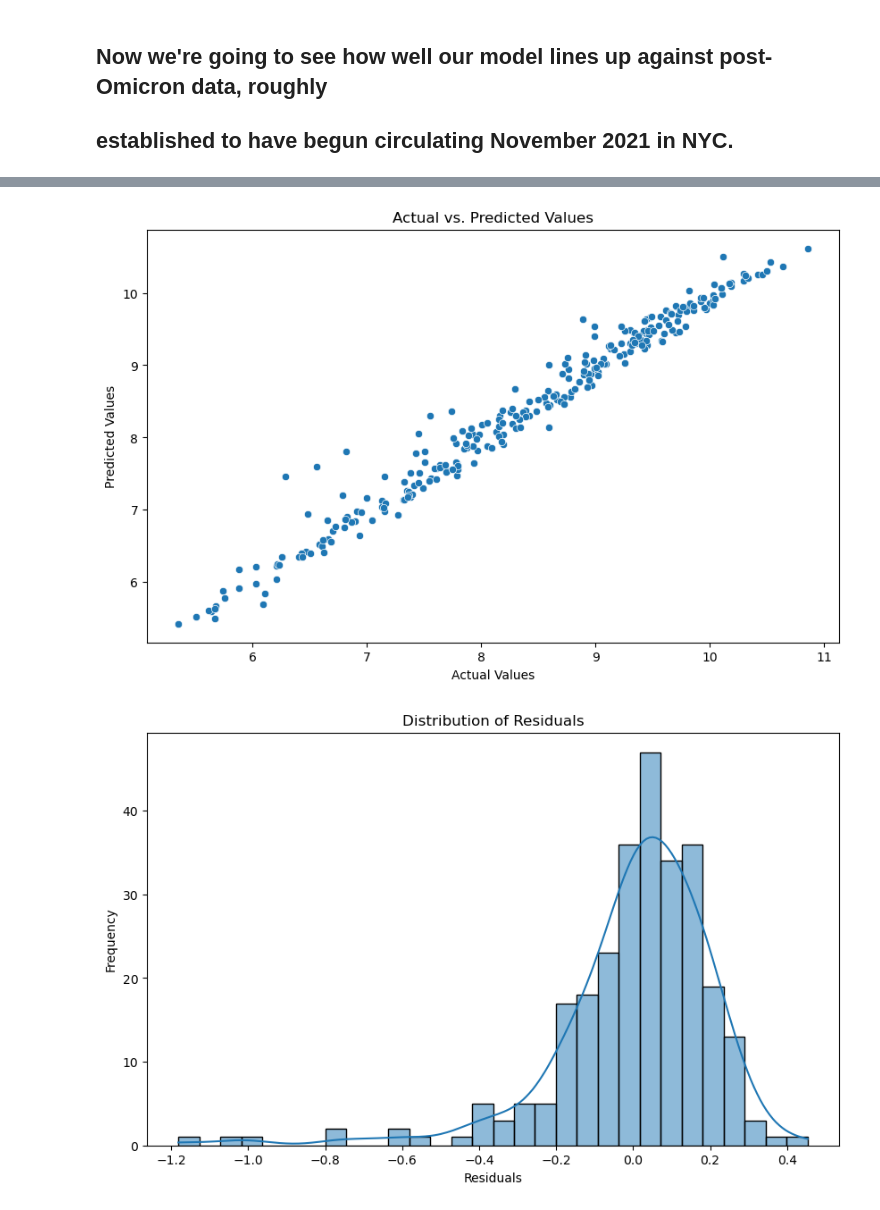
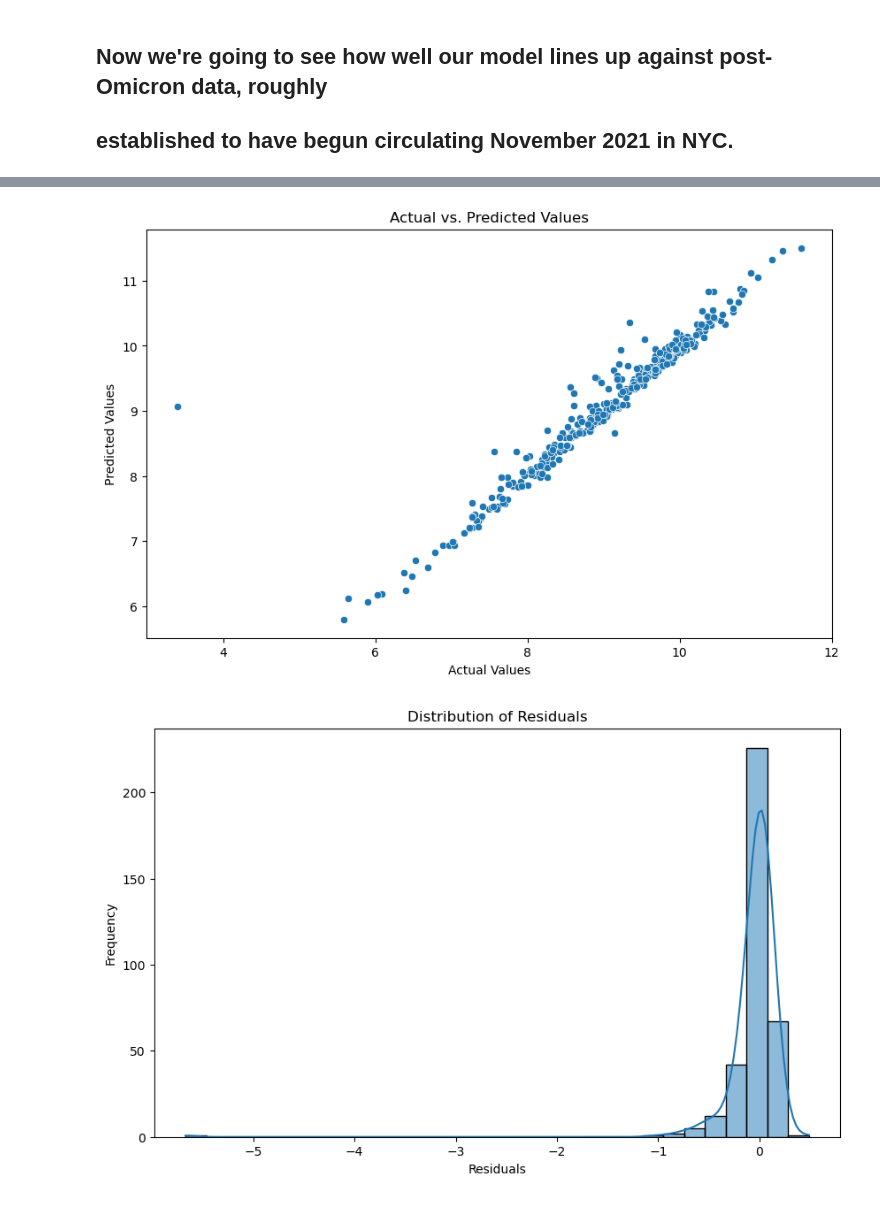
Before and after one commit to Lou-Hines/Covid_Wastewater_and_Schools, a Jupyter notebook: Wastewater_and_Schools.ipynb, the cells around one changed output, grey strips where cells are left out. Drawn from its saved outputs; the diff is of its cells as text; code cells hidden in the pictures.

```diff
--- a/Wastewater_and_Schools.ipynb
+++ b/Wastewater_and_Schools.ipynb
@@ -1927,5 +1973,5 @@ post_omi_df['Total WRRF School-Aged Pop'] = post_omi_df['WRRF Name'].map(merged_
 # Save as csv
 # post_omi_df.to_csv('data/merged_df_post_omi.csv', index=False)
 # %%
-merged_df_post_omi = pd.read_csv('data/merged_df_post_omi.csv')
+merged_df_post_omi = pd.read_csv('data/post_omi.csv')
 # %%
@@ -1948,7 +2023,8 @@ dtype: int64
 # %%
-merged_df_post_omi.dropna(inplace=True)
 
-X = merged_df_post_omi.drop('Concentration SARS-CoV-2 gene target (N1 Copies/L) ', axis=1)
+# Removing date and target info. Date info too over-determining.
+
+X = merged_df_post_omi.drop(columns=['Concentration SARS-CoV-2 gene target (N1 Copies/L) ', 'Sample Date'], axis=1)
 y = merged_df_post_omi['Concentration SARS-CoV-2 gene target (N1 Copies/L) ']
 
 
@@ -1970,12 +2046,10 @@ cat_cols = []
 num_cols = []
 
 for i in merged_df_post_omi.columns:
-    if i == 'Concentration SARS-CoV-2 gene target (N1 Copies/L) ':
+    if i == 'Concentration SARS-CoV-2 gene target (N1 Copies/L) ' or i == 'Sample Date':
         pass
     elif merged_df_post_omi[i].dtype == 'object':
         cat_cols.append(i)
-    elif i == 'Sample Date':
-        date_cols.append(i)
     elif merged_df_post_omi[i].dtype == 'float64' or 'int64':
         num_cols.append(i)
     else:
@@ -1990,18 +2064,13 @@ numeric_preprocessor = Pipeline([
     ('selector', ColumnSelector(columns=num_cols)),
     ('scaler', StandardScaler())
 ])
+
 preprocessor = ColumnTransformer([
     ('cat', cat_preprocessor, cat_cols),
     ('num', numeric_preprocessor, num_cols),
-#     ('datetime', datetime_preprocessor, date_cols)  # Apply DateTransformer to datetime column
 ])
 
-
-# The parameters used here are based on two separate grid search runs (the breakdown is listed previously in the
-# gridsearch cells. We combined them here and got a 1% boost in test r2)
-
-grad_2 = GradientBoostingRegressor(max_depth=7, min_samples_split=2, criterion='squared_error', learning_rate=0.1, loss='absolute_error', n_estimators=250, subsample=0.5, random_state=42)
-
+grad_2 = GradientBoostingRegressor(criterion='squared_error', learning_rate=0.1, loss='absolute_error', n_estimators=250, subsample=0.7, random_state=42)
 
 
 grad_2_pipeline = Pipeline([
@@ -2035,21 +2104,21 @@ cross_validate(grad_2_pipeline, X_train_2, y_train_2, return_train_score=True)
 
 
 plt.figure(figsize=(10, 6))
-sns.scatterplot(x=y_test, y=y_pred)
+sns.scatterplot(x=y_test_2, y=y_pred_2)
 plt.xlabel('Actual Values')
 plt.ylabel('Predicted Values')
 plt.title('Actual vs. Predicted Values')
 plt.show()
 # %% [output]
-[figure, old version]
+[figure, new version]
 # %%
-residuals = y_test - y_pred
+residuals = y_test_2 - y_pred_2
 
 plt.figure(figsize=(10, 6))
 sns.histplot(residuals, bins=30, kde=True)
 plt.xlabel('Residuals')
 plt.ylabel('Frequency')
 plt.title('Distribution of Residuals')
 plt.show()
 # %% [output]
-[figure, old version]
+[figure, new version]
```
Also changed, not shown: parts of 145 cells of this notebook, 1 other file.
